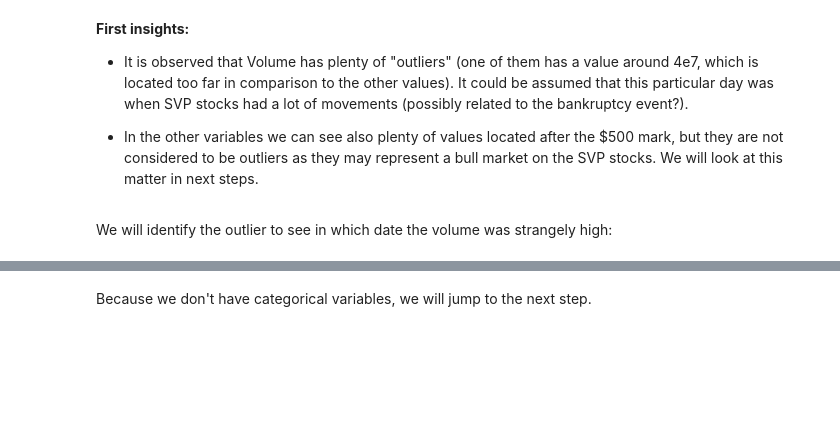
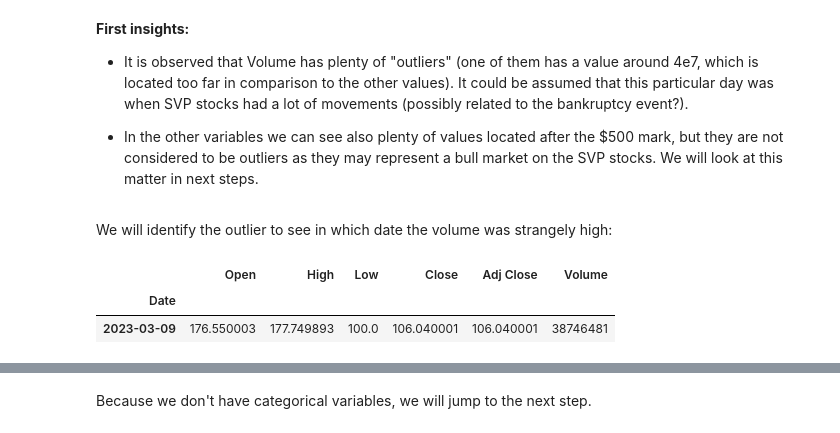
Before and after one commit to JTGlez/DataMining, a Jupyter notebook: Tareas/T2/CryptoVsBanks.ipynb, the cells around one changed output, grey strips where cells are left out. Drawn from its saved outputs; the diff is of its cells as text; code cells hidden in the pictures; blank space fills up the shorter version.

```diff
--- a/Tareas/CryptoVsBanks.ipynb
+++ b/Tareas/T2/CryptoVsBanks.ipynb
@@ -68,8 +68,8 @@ ending_recover='2023-03-19'
 
 #Activo a recuperar.
 nombre_activo='SIVB'
-svp = yf.download(nombre_activo, begin_recover, ending_recover)
-svp
+svb = yf.download(nombre_activo, begin_recover, ending_recover)
+svb
 # %% [output]
 [*********************100%***********************]  1 of 1 completed
 |  | Open | High | Low | Close | Adj Close | Volume |
@@ -207,0 +210,7 @@ svp = svp.loc[(svp['Volume']) >= 1000000]
+# %%
+outliers = svb.loc[(svb['Volume']) >= 15000000]
+outliers
+# %% [output]
+|  | Open | High | Low | Close | Adj Close | Volume |
+| Date |  |  |  |  |  |  |
+| 2023-03-09 | 176.550003 | 177.749893 | 100.0 | 106.040001 | 106.040001 | 38746481 |
```
Also changed, not shown: parts of 18 cells of this notebook, 13 other files.
